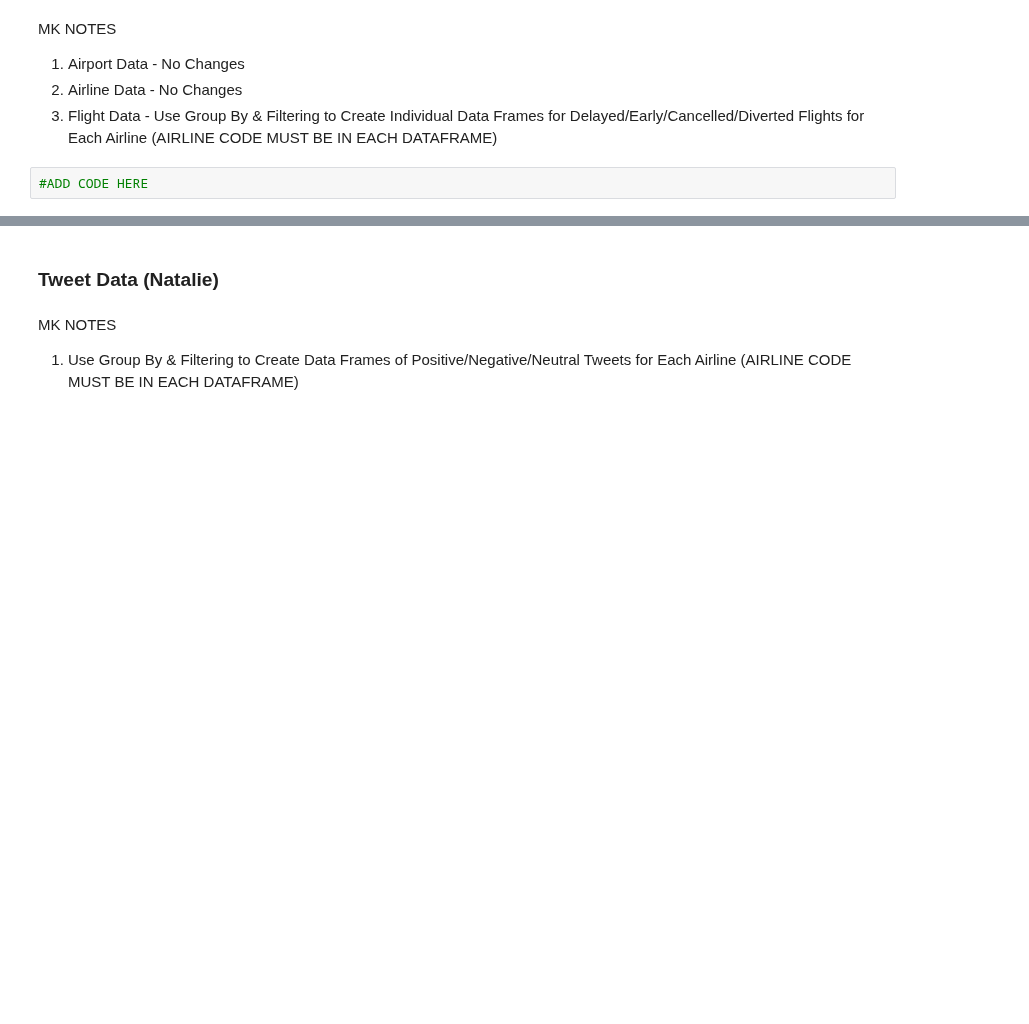
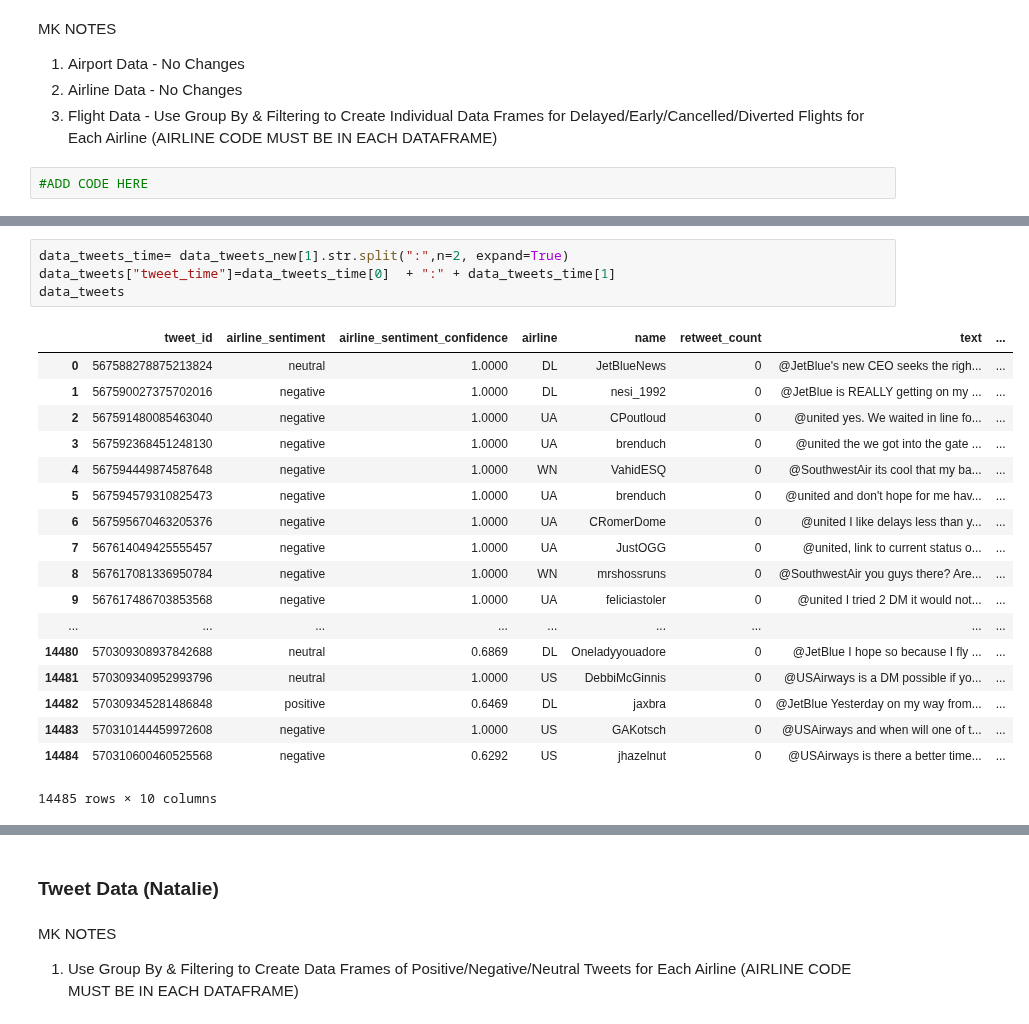
Before and after one commit to mjknj18/February-2015-Airline-Delays-Tweets-ETL, a Jupyter notebook: February_2015_Airline_Delays-Tweets_ETL_Main.ipynb, the cells around one changed output, grey strips where cells are left out. Saved outputs shown, nothing was run; the diff lists cells and outputs as text; blank space fills up the shorter version.

```diff
--- a/February_2015_Airline_Delays-Tweets_ETL_Main.ipynb
+++ b/February_2015_Airline_Delays-Tweets_ETL_Main.ipynb
@@ -40,0 +147,23 @@ MK NOTES
+# %%
+data_tweets_time= data_tweets_new[1].str.split(":",n=2, expand=True)
+data_tweets["tweet_time"]=data_tweets_time[0]  + ":" + data_tweets_time[1]
+data_tweets
+# %% [output]
+|  | tweet_id | airline_sentiment | airline_sentiment_confidence | airline | name | retweet_count | text | ... |
+| 0 | 567588278875213824 | neutral | 1.0000 | DL | JetBlueNews | 0 | @JetBlue's new CEO seeks the righ... | ... |
+| 1 | 567590027375702016 | negative | 1.0000 | DL | nesi_1992 | 0 | @JetBlue is REALLY getting on my ... | ... |
+| 2 | 567591480085463040 | negative | 1.0000 | UA | CPoutloud | 0 | @united yes. We waited in line fo... | ... |
+| 3 | 567592368451248130 | negative | 1.0000 | UA | brenduch | 0 | @united the we got into the gate ... | ... |
+| 4 | 567594449874587648 | negative | 1.0000 | WN | VahidESQ | 0 | @SouthwestAir its cool that my ba... | ... |
+| 5 | 567594579310825473 | negative | 1.0000 | UA | brenduch | 0 | @united and don't hope for me hav... | ... |
+| 6 | 567595670463205376 | negative | 1.0000 | UA | CRomerDome | 0 | @united I like delays less than y... | ... |
+| 7 | 567614049425555457 | negative | 1.0000 | UA | JustOGG | 0 | @united, link to current status o... | ... |
+| 8 | 567617081336950784 | negative | 1.0000 | WN | mrshossruns | 0 | @SouthwestAir you guys there? Are... | ... |
+| 9 | 567617486703853568 | negative | 1.0000 | UA | feliciastoler | 0 | @united I tried 2 DM it would not... | ... |
+| ... | ... | ... | ... | ... | ... | ... | ... | ... |
+| 14480 | 570309308937842688 | neutral | 0.6869 | DL | Oneladyyouadore | 0 | @JetBlue I hope so because I fly ... | ... |
+| 14481 | 570309340952993796 | neutral | 1.0000 | US | DebbiMcGinnis | 0 | @USAirways is a DM possible if yo... | ... |
+| 14482 | 570309345281486848 | positive | 0.6469 | DL | jaxbra | 0 | @JetBlue Yesterday on my way from... | ... |
+| 14483 | 570310144459972608 | negative | 1.0000 | US | GAKotsch | 0 | @USAirways and when will one of t... | ... |
+| 14484 | 570310600460525568 | negative | 0.6292 | US | jhazelnut | 0 | @USAirways is there a better time... | ... |
+14485 rows × 10 columns
```
Also changed, not shown: parts of 32 cells of this notebook, 2 other files.
